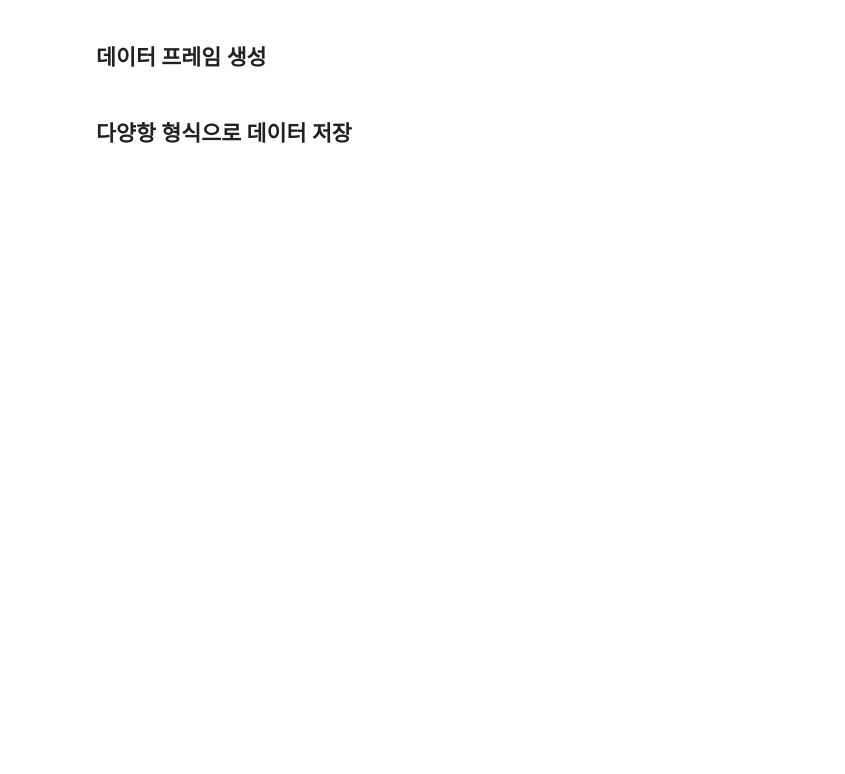
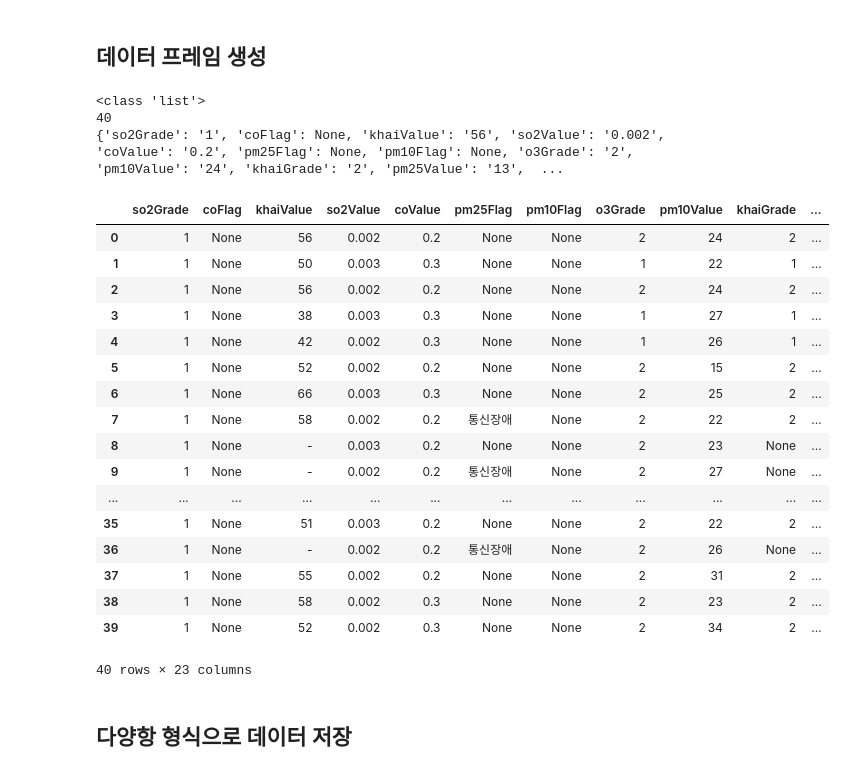
Before and after one commit to dwk72/Data-Analysis-with-Open-Source, a Jupyter notebook: 오픈소스_데이터_분석_5강.ipynb, the cells around one changed output. Saved outputs shown, nothing was run; the diff lists cells and outputs as text; code cells hidden in the pictures; blank space fills up the shorter version.

```diff
--- a/오픈소스_데이터_분석_5강.ipynb
+++ b/오픈소스_데이터_분석_5강.ipynb
@@ -122,8 +136,8 @@ data = {
 # %%
 import requests
 
-url = "http://apis.data.go.kr/B552584/ArpltnInforInqireSvc/getMinuDustFrcstDspth"
-api_key = '[발급받은 인증키]'
+url = "http://apis.data.go.kr/B552584/ArpltnInforInqireSvc/getCtprvnRltmMesureDnsty"
+api_key = 'e4232b444db44979520cff68e3146d872b5082519c74fdc39b4782a2f1657a52'
 
 params = {
     'serviceKey': api_key,
@@ -138,3 +152,4 @@ params = {
 response = requests.get(url, params=params)
 
 ## 호출 성공/실패 출력
+print(response.json())
@@ -143,7 +180,35 @@ response = requests.get(url, params=params)
 # %%
 import pandas as pd
 
 ## requests로부터 response, body, item 항목 읽기
+data = response.json()['response']['body']['items']
+print(type(data))
+print(len(data))
+print(data[0])
+df = pd.DataFrame(data)
+df
+# %% [output]
+<class 'list'>
+40
+{'so2Grade': '1', 'coFlag': None, 'khaiValue': '56', 'so2Value': '0.002', 'coValue': '0.2', 'pm25Flag': None, 'pm10Flag': None, 'o3Grade': '2', 'pm10Value': '24', 'khaiGrade': '2', 'pm25Value': '13',  ...
+|  | so2Grade | coFlag | khaiValue | so2Value | coValue | pm25Flag | pm10Flag | o3Grade | pm10Value | khaiGrade | ... |
+| 0 | 1 | None | 56 | 0.002 | 0.2 | None | None | 2 | 24 | 2 | ... |
+| 1 | 1 | None | 50 | 0.003 | 0.3 | None | None | 1 | 22 | 1 | ... |
+| 2 | 1 | None | 56 | 0.002 | 0.2 | None | None | 2 | 24 | 2 | ... |
+| 3 | 1 | None | 38 | 0.003 | 0.3 | None | None | 1 | 27 | 1 | ... |
+| 4 | 1 | None | 42 | 0.002 | 0.3 | None | None | 1 | 26 | 1 | ... |
+| 5 | 1 | None | 52 | 0.002 | 0.2 | None | None | 2 | 15 | 2 | ... |
+| 6 | 1 | None | 66 | 0.003 | 0.3 | None | None | 2 | 25 | 2 | ... |
+| 7 | 1 | None | 58 | 0.002 | 0.2 | 통신장애 | None | 2 | 22 | 2 | ... |
+| 8 | 1 | None | - | 0.003 | 0.2 | None | None | 2 | 23 | None | ... |
+| 9 | 1 | None | - | 0.002 | 0.2 | 통신장애 | None | 2 | 27 | None | ... |
+| ... | ... | ... | ... | ... | ... | ... | ... | ... | ... | ... | ... |
+| 35 | 1 | None | 51 | 0.003 | 0.2 | None | None | 2 | 22 | 2 | ... |
+| 36 | 1 | None | - | 0.002 | 0.2 | 통신장애 | None | 2 | 26 | None | ... |
+| 37 | 1 | None | 55 | 0.002 | 0.2 | None | None | 2 | 31 | 2 | ... |
+| 38 | 1 | None | 58 | 0.002 | 0.3 | None | None | 2 | 23 | 2 | ... |
+| 39 | 1 | None | 52 | 0.002 | 0.3 | None | None | 2 | 34 | 2 | ... |
+40 rows × 23 columns
 # %% [markdown]
 ## 다양항 형식으로 데이터 저장
 # %%
```
Also changed, not shown: parts of 4 cells of this notebook.
